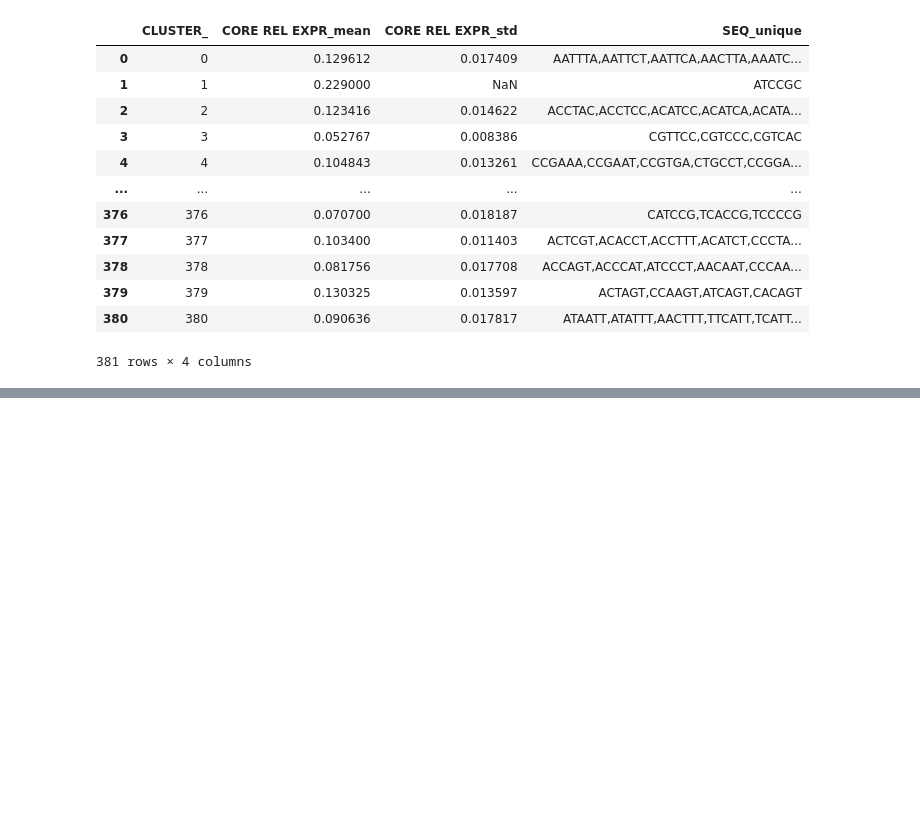
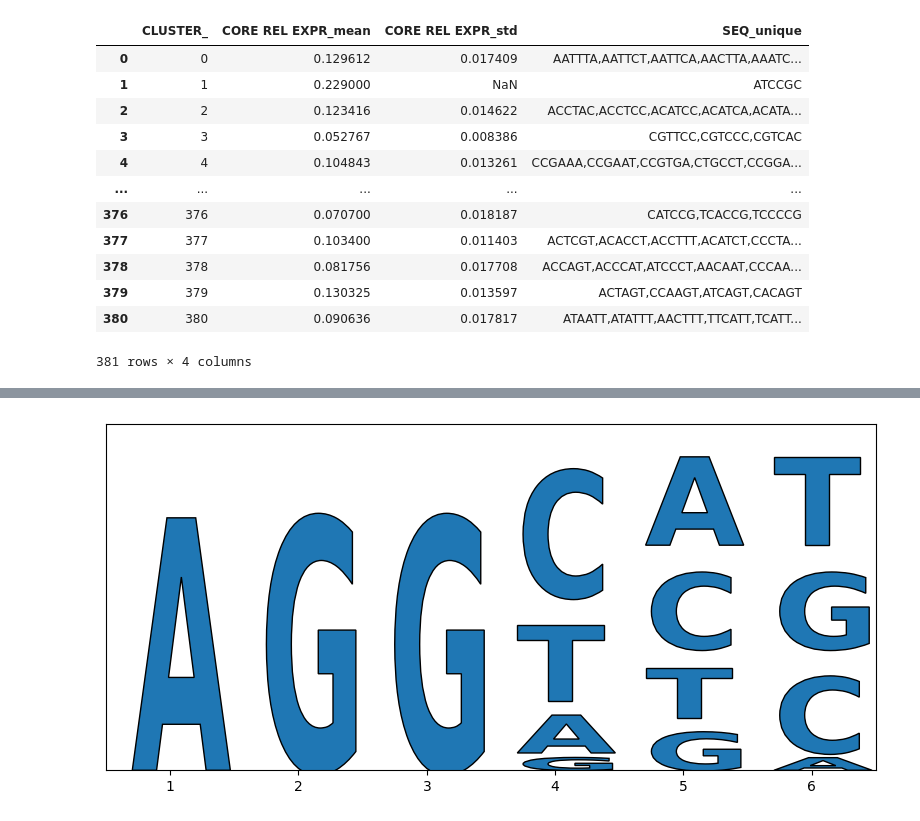
Before and after one commit to sb2cl/Activity-Clouds, a Jupyter notebook: 20_DBSCAN_clustering.ipynb, the cells around one changed output, grey strips where cells are left out. Cells and saved outputs as stored; diff of their text form; code cells hidden in the pictures; blank space fills up the shorter version.

```diff
--- a/20_DBSCAN_clustering.ipynb
+++ b/20_DBSCAN_clustering.ipynb
@@ -223,0 +393,6 @@ df_grouped.to_csv('data/processed/clusters_with_stats.csv', index=False)
+# %%
+# Produce the logo plot for sequence in cluster 172
+sequences = df_grouped[df_grouped['CLUSTER_'] == 172]['SEQ_unique'].str.split(',').tolist()[0]
+create_logo(sequences, 'logo_plot_cluster_172.eps')
+# %% [output]
+[figure, added]
```
Also changed, not shown: parts of 13 cells of this notebook, 6 other files.
